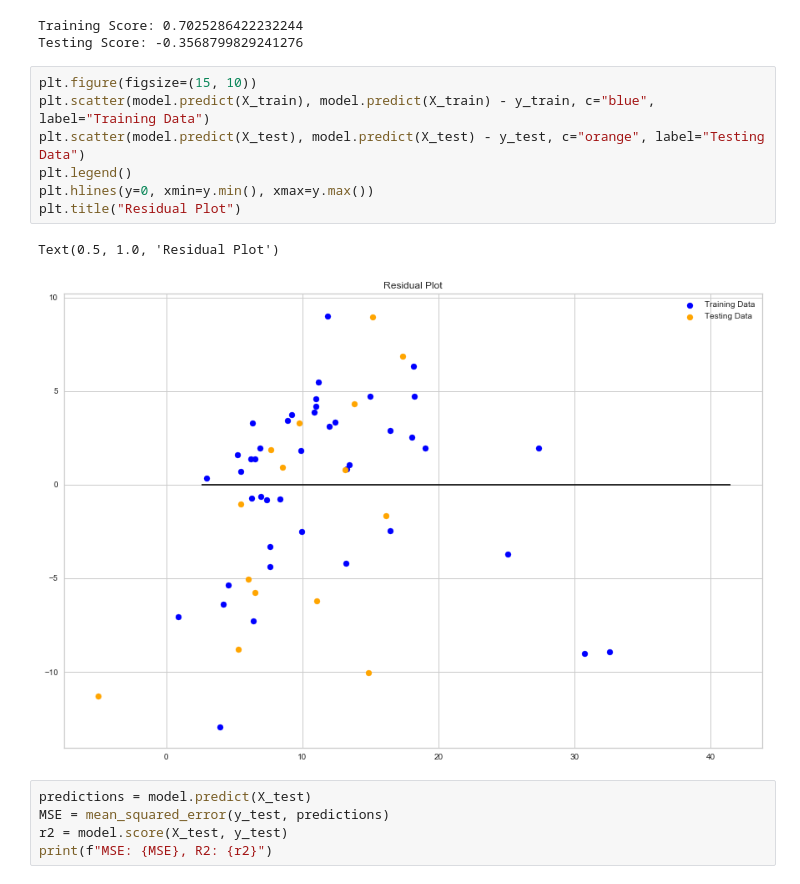
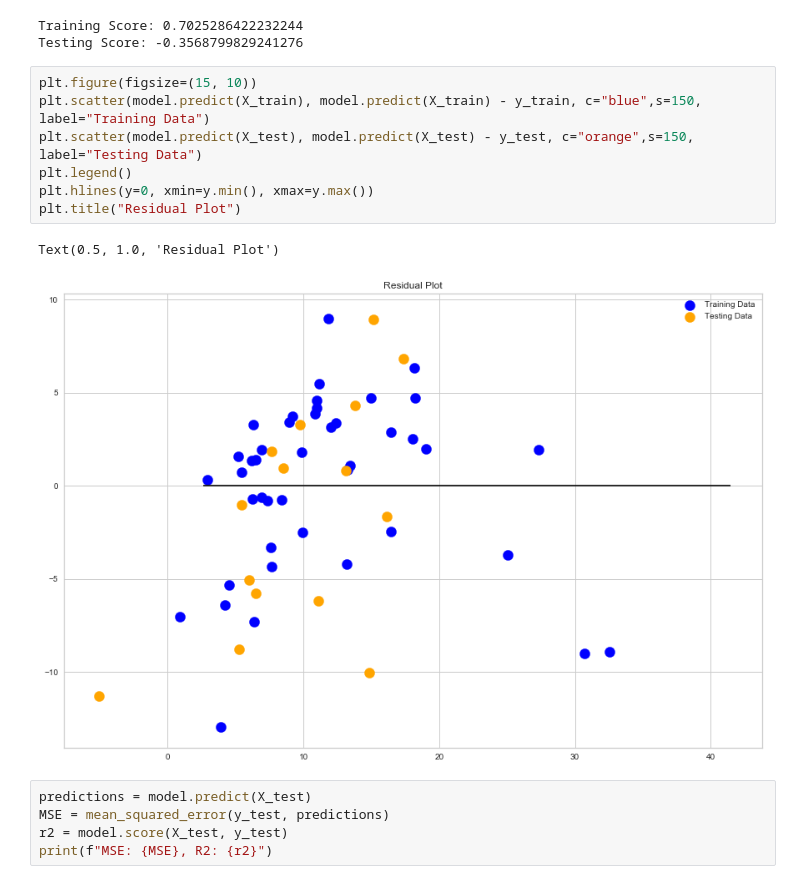
Before and after one commit to ermiasgelaye/Mental-Health-Predictor, a Jupyter notebook: machine_learning_analysis.ipynb, the cells around one changed output. Drawn from its saved outputs; the diff is of its cells as text.

```diff
--- a/machine_learning_analysis.ipynb
+++ b/machine_learning_analysis.ipynb
@@ -280,14 +280,14 @@ Training Score: 0.7025286422232244
 Testing Score: -0.3568799829241276
 # %%
 plt.figure(figsize=(15, 10))
-plt.scatter(model.predict(X_train), model.predict(X_train) - y_train, c="blue", label="Training Data")
-plt.scatter(model.predict(X_test), model.predict(X_test) - y_test, c="orange", label="Testing Data")
+plt.scatter(model.predict(X_train), model.predict(X_train) - y_train, c="blue",s=150, label="Training Data")
+plt.scatter(model.predict(X_test), model.predict(X_test) - y_test, c="orange",s=150, label="Testing Data")
 plt.legend()
 plt.hlines(y=0, xmin=y.min(), xmax=y.max())
 plt.title("Residual Plot")
 # %% [output]
 Text(0.5, 1.0, 'Residual Plot')
-[figure, old version]
+[figure, new version]
 # %%
 predictions = model.predict(X_test)
 MSE = mean_squared_error(y_test, predictions)
```
Also changed, not shown: parts of 7 cells of this notebook, 2 other files.
